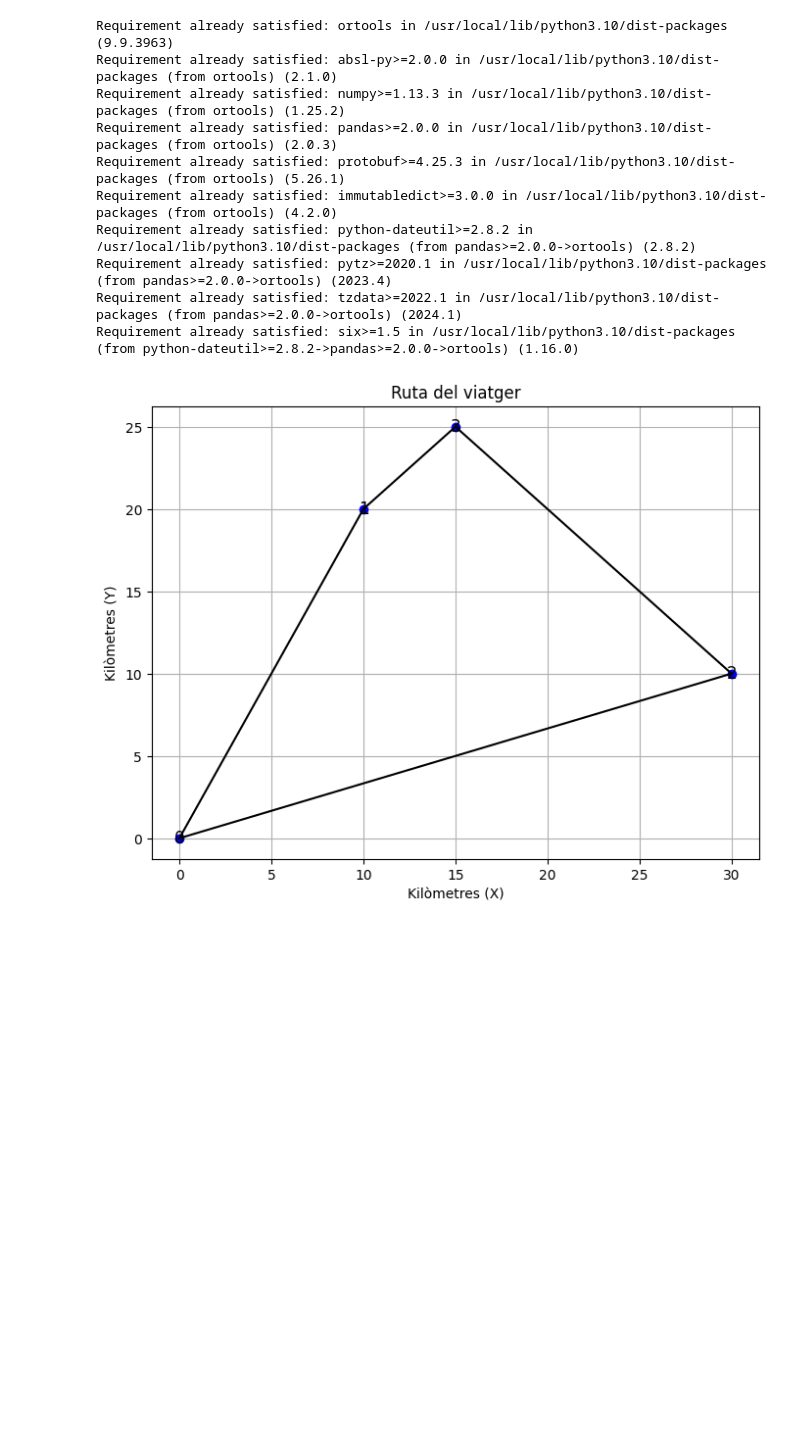
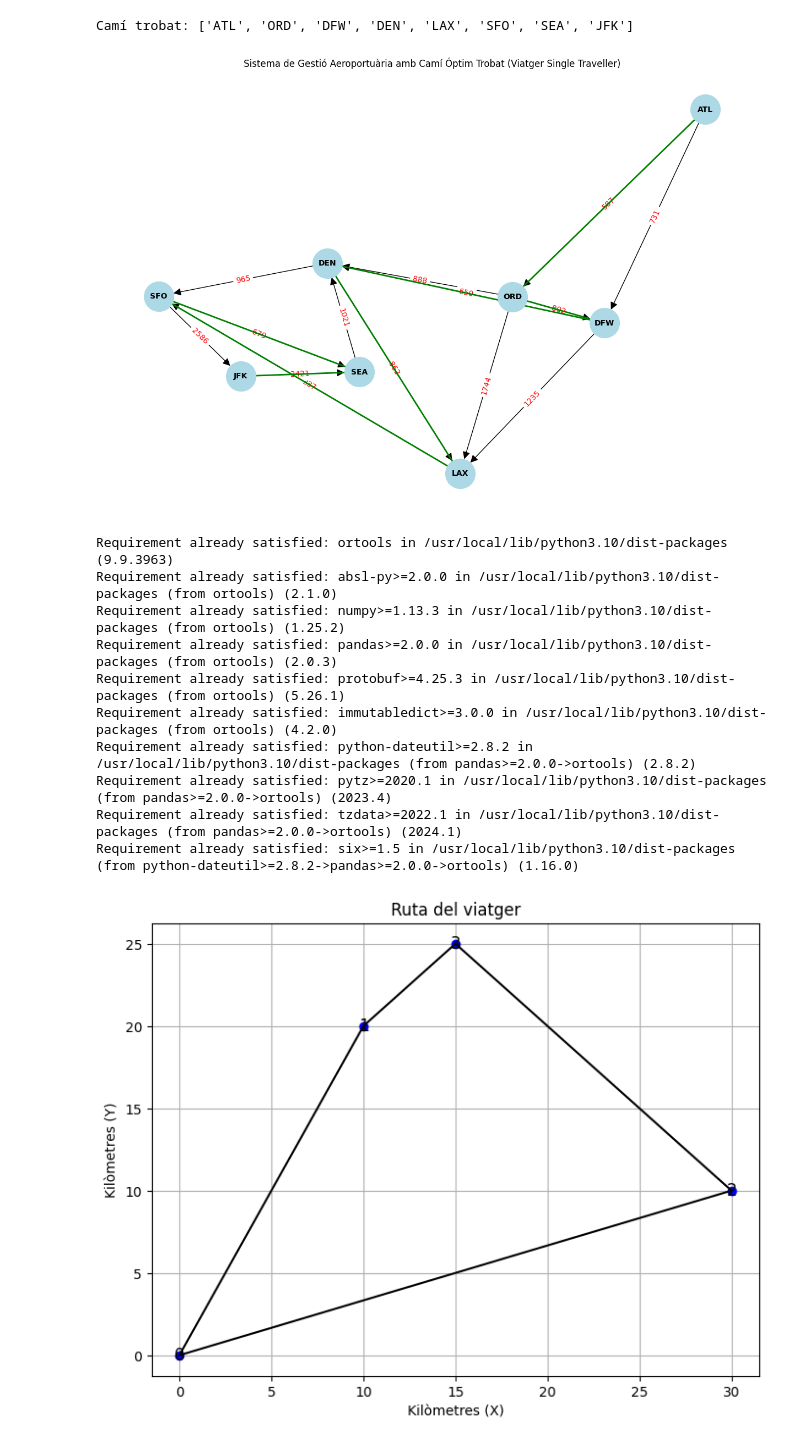
Before and after one commit to drfperez/algorithms, a Jupyter notebook: Traveller.ipynb, the cells around one changed output. Saved outputs shown, nothing was run; the diff lists cells and outputs as text; code cells hidden in the pictures; blank space fills up the shorter version.

```diff
--- a/Traveller.ipynb
+++ b/Traveller.ipynb
@@ -1,5 +1,69 @@
 # %% [markdown]
 <a href="https://colab.research.google.com/github/drfperez/algorithms/blob/main/Traveller.ipynb" target="_parent"><img src="https://colab.research.google.com/assets/colab-badge.svg" alt="Open In Colab"/></a>
+# %%
+# Algorisme Nearest Neightbour
+import networkx as nx
+import matplotlib.pyplot as plt
+
+# Exemple de graella 2D amb distàncies entre aeroports
+airport_distances = {
+    "ATL": {"ORD": 587, "DFW": 731},
+    "ORD": {"DEN": 888, "LAX": 1744, "DFW": 802},
+    "DFW": {"DEN": 650, "LAX": 1235},
+    "DEN": {"LAX": 862, "SFO": 965},
+    "LAX": {"SFO": 337},
+    "SFO": {"JFK": 2586, "SEA": 679},
+    "JFK": {"SEA": 2421},
+    "SEA": {"DEN": 1021}
+}
+
+# Funció per trobar el camí del viatger single traveller utilitzant l'algorisme Nearest Neighbor
+def nearest_neighbor(start, graph):
+    current_node = start
+    unvisited_nodes = set(graph.keys())
+    unvisited_nodes.remove(start)
+    path = [current_node]
+
+    while unvisited_nodes:
+        nearest_node = min(unvisited_nodes, key=lambda x: graph[current_node].get(x, float('inf')))
+        path.append(nearest_node)
+        unvisited_nodes.remove(nearest_node)
+        current_node = nearest_node
+
+    return path
+
+# Trobar el camí del viatger single traveller
+tsp_path = nearest_neighbor("ATL", airport_distances)
+print("Camí trobat:", tsp_path)
+
+# Crear un graf dirigit amb NetworkX
+G = nx.DiGraph()
+
+# Afegir nodes (aeroports)
+for airport in airport_distances:
+    G.add_node(airport)
+
+# Afegir arestes (rutes) amb pesos (distàncies)
+for source, destinations in airport_distances.items():
+    for destination, distance in destinations.items():
+        G.add_edge(source, destination, weight=distance)
+
+# Dibuixar el gràfic
+plt.figure(figsize=(12, 8))
+pos = nx.spring_layout(G, seed=42)
+nx.draw(G, pos, with_labels=True, node_size=1500, node_color="lightblue", font_size=10, font_weight="bold", arrowsize=20)
+edge_labels = nx.get_edge_attributes(G, 'weight')
+nx.draw_networkx_edge_labels(G, pos, edge_labels=edge_labels, font_color='red')
+
+# Dibuixar el camí del viatger single traveller
+nx.draw_networkx_edges(G, pos, edgelist=[(tsp_path[i], tsp_path[i+1]) for i in range(len(tsp_path)-1)], edge_color='green', width=2.0)
+
+plt.title("Sistema de Gestió Aeroportuària amb Camí Óptim Trobat (Viatger Single Traveller)")
+plt.axis('off')
+plt.show()
+# %% [output]
+Camí trobat: ['ATL', 'ORD', 'DFW', 'DEN', 'LAX', 'SFO', 'SEA', 'JFK']
+[figure, added]
 # %%
 
 !pip install ortools
```
